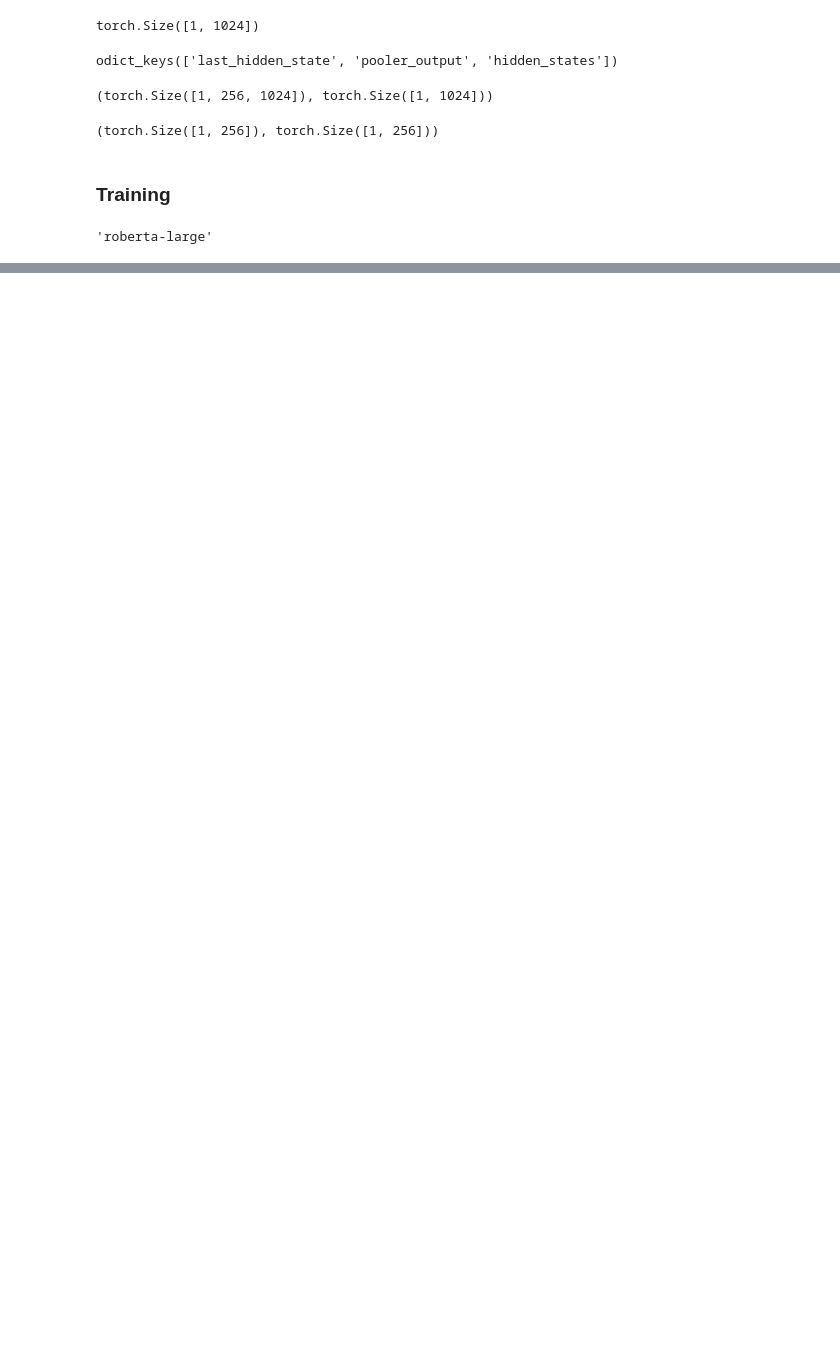
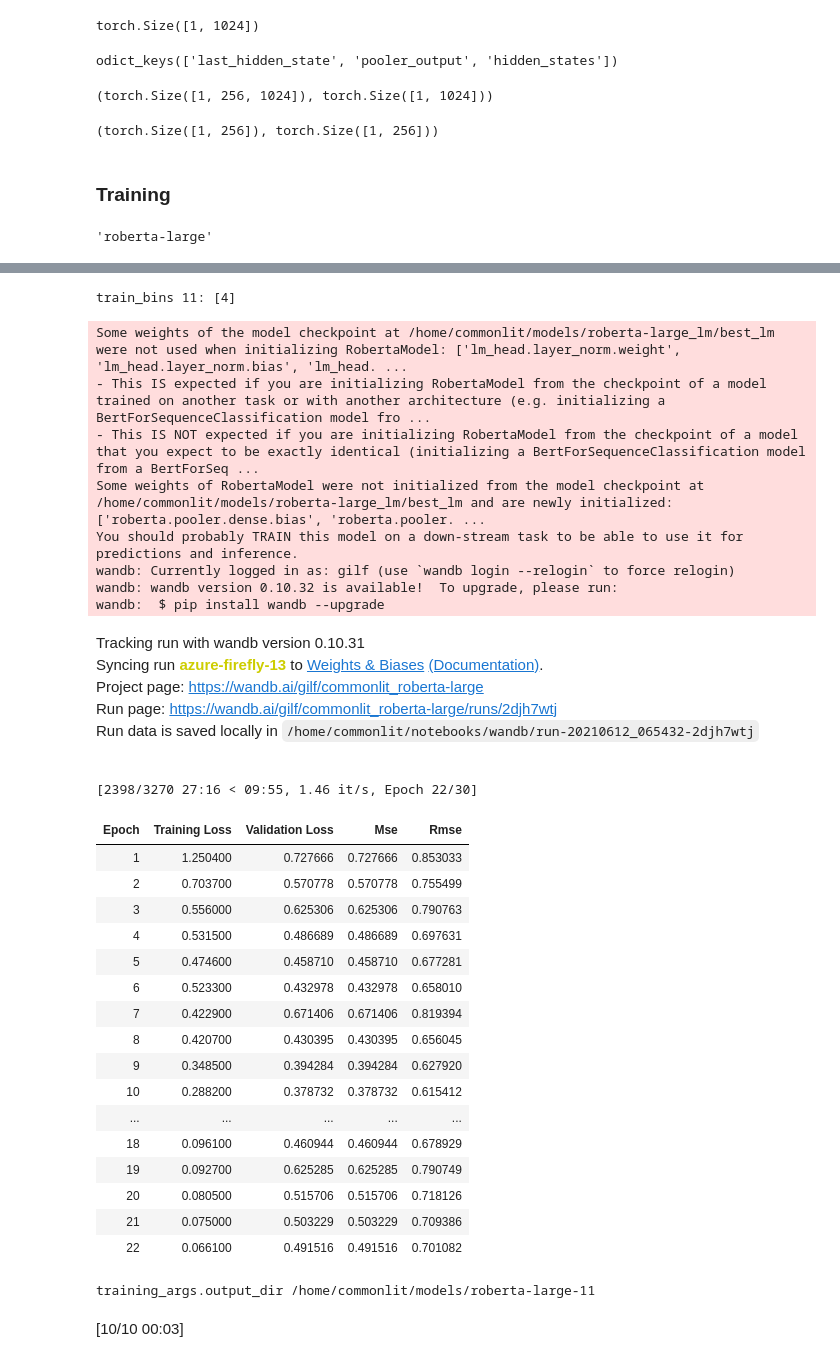
Before and after one commit to gilfernandes/commonlit, a Jupyter notebook: 22_pytorch_transformers_roberta_large.ipynb, the cells around one changed output, grey strips where cells are left out. Saved outputs shown, nothing was run; the diff lists cells and outputs as text; code cells hidden in the pictures; blank space fills up the shorter version.

Commit message:
Latest version with regularization

```diff
--- a/22_pytorch_transformers_roberta_large.ipynb
+++ b/22_pytorch_transformers_roberta_large.ipynb
@@ -514,0 +533,69 @@ Run data is saved locally in /home/commonlit/notebooks/wandb/run-20210611_143305
+# %%
+%%time
+
+from transformers import EarlyStoppingCallback
+
+bin_step = 1
+bestmodels = []
+eval_rmses = []
+for i in range(11, num_bins, bin_step):
+    train_bins = bin_list[i:i+bin_step]
+    print('train_bins', f'{i}: {train_bins}')
+    tokenizer = AutoTokenizer.from_pretrained(cfg.pretrained_transformers_model)
+    train_text, train_target, valid_text, valid_target = create_split([i])
+    train_ds, valid_ds = create_train_valid_ds(tokenizer, train_text, train_target, valid_text, valid_target)
+    training_args = create_training_args(i)
+    model = CommonLitModel()
+    wandb.init(project=f"commonlit_{cfg.model_name.replace('/', '_')}")
+    trainer = CommonLitTrainer(
+        model=model,
+        args=training_args,
+        train_dataset=train_ds,
+        eval_dataset=valid_ds,
+        compute_metrics=compute_metrics,
+        callbacks=[EarlyStoppingCallback(early_stopping_patience=12)]
+    )
+    trainer.train()
+    trainer.save_model()
+    print('training_args.output_dir', training_args.output_dir)
+    tokenizer.save_pretrained(training_args.output_dir)
+    result = trainer.evaluate()
+    bestmodels.append(trainer.state.best_model_checkpoint)
+    print('best_model_checkpoint', trainer.state.best_model_checkpoint)
+    print('result', result)
+    eval_rmses.append(result['eval_rmse'])
+# %% [output]
+train_bins 11: [4]
+Some weights of the model checkpoint at /home/commonlit/models/roberta-large_lm/best_lm were not used when initializing RobertaModel: ['lm_head.layer_norm.weight', 'lm_head.layer_norm.bias', 'lm_head. ...
+- This IS expected if you are initializing RobertaModel from the checkpoint of a model trained on another task or with another architecture (e.g. initializing a BertForSequenceClassification model fro ...
+- This IS NOT expected if you are initializing RobertaModel from the checkpoint of a model that you expect to be exactly identical (initializing a BertForSequenceClassification model from a BertForSeq ...
+Some weights of RobertaModel were not initialized from the model checkpoint at /home/commonlit/models/roberta-large_lm/best_lm and are newly initialized: ['roberta.pooler.dense.bias', 'roberta.pooler. ...
+You should probably TRAIN this model on a down-stream task to be able to use it for predictions and inference.
+wandb: Currently logged in as: gilf (use `wandb login --relogin` to force relogin)
+wandb: wandb version 0.10.32 is available!  To upgrade, please run:
+wandb:  $ pip install wandb --upgrade
+Tracking run with wandb version 0.10.31
+Syncing run azure-firefly-13 to Weights & Biases (Documentation).
+Project page: https://wandb.ai/gilf/commonlit_roberta-large
+Run page: https://wandb.ai/gilf/commonlit_roberta-large/runs/2djh7wtj
+Run data is saved locally in /home/commonlit/notebooks/wandb/run-20210612_065432-2djh7wtj
+[2398/3270 27:16 < 09:55, 1.46 it/s, Epoch 22/30]
+| Epoch | Training Loss | Validation Loss | Mse | Rmse |
+| 1 | 1.250400 | 0.727666 | 0.727666 | 0.853033 |
+| 2 | 0.703700 | 0.570778 | 0.570778 | 0.755499 |
+| 3 | 0.556000 | 0.625306 | 0.625306 | 0.790763 |
+| 4 | 0.531500 | 0.486689 | 0.486689 | 0.697631 |
+| 5 | 0.474600 | 0.458710 | 0.458710 | 0.677281 |
+| 6 | 0.523300 | 0.432978 | 0.432978 | 0.658010 |
+| 7 | 0.422900 | 0.671406 | 0.671406 | 0.819394 |
+| 8 | 0.420700 | 0.430395 | 0.430395 | 0.656045 |
+| 9 | 0.348500 | 0.394284 | 0.394284 | 0.627920 |
+| 10 | 0.288200 | 0.378732 | 0.378732 | 0.615412 |
+| ... | ... | ... | ... | ... |
+| 18 | 0.096100 | 0.460944 | 0.460944 | 0.678929 |
+| 19 | 0.092700 | 0.625285 | 0.625285 | 0.790749 |
+| 20 | 0.080500 | 0.515706 | 0.515706 | 0.718126 |
+| 21 | 0.075000 | 0.503229 | 0.503229 | 0.709386 |
+| 22 | 0.066100 | 0.491516 | 0.491516 | 0.701082 |
+training_args.output_dir /home/commonlit/models/roberta-large-11
+[10/10 00:03]
```
Also changed, not shown: parts of 23 cells of this notebook, 13 other files.
